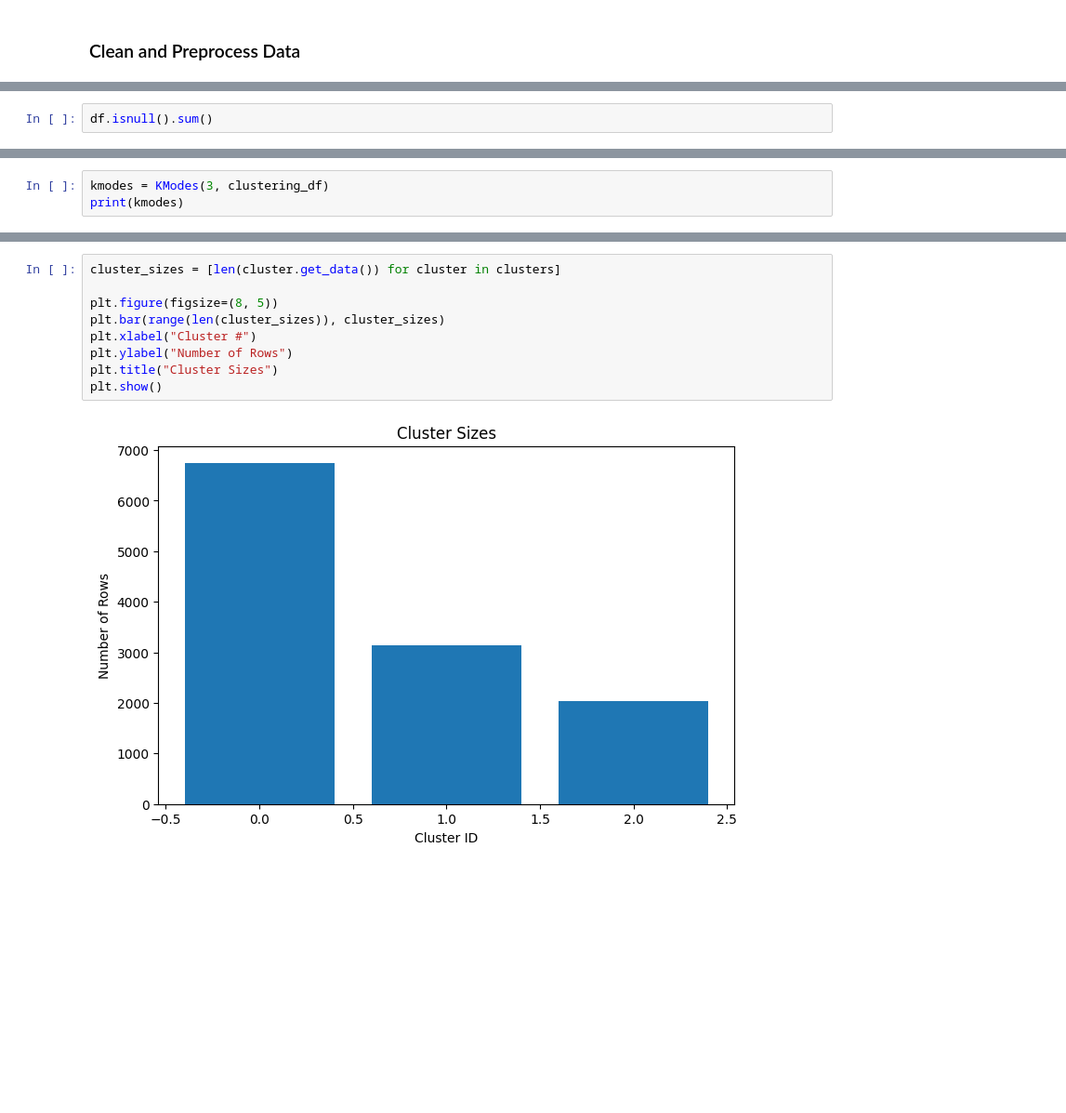
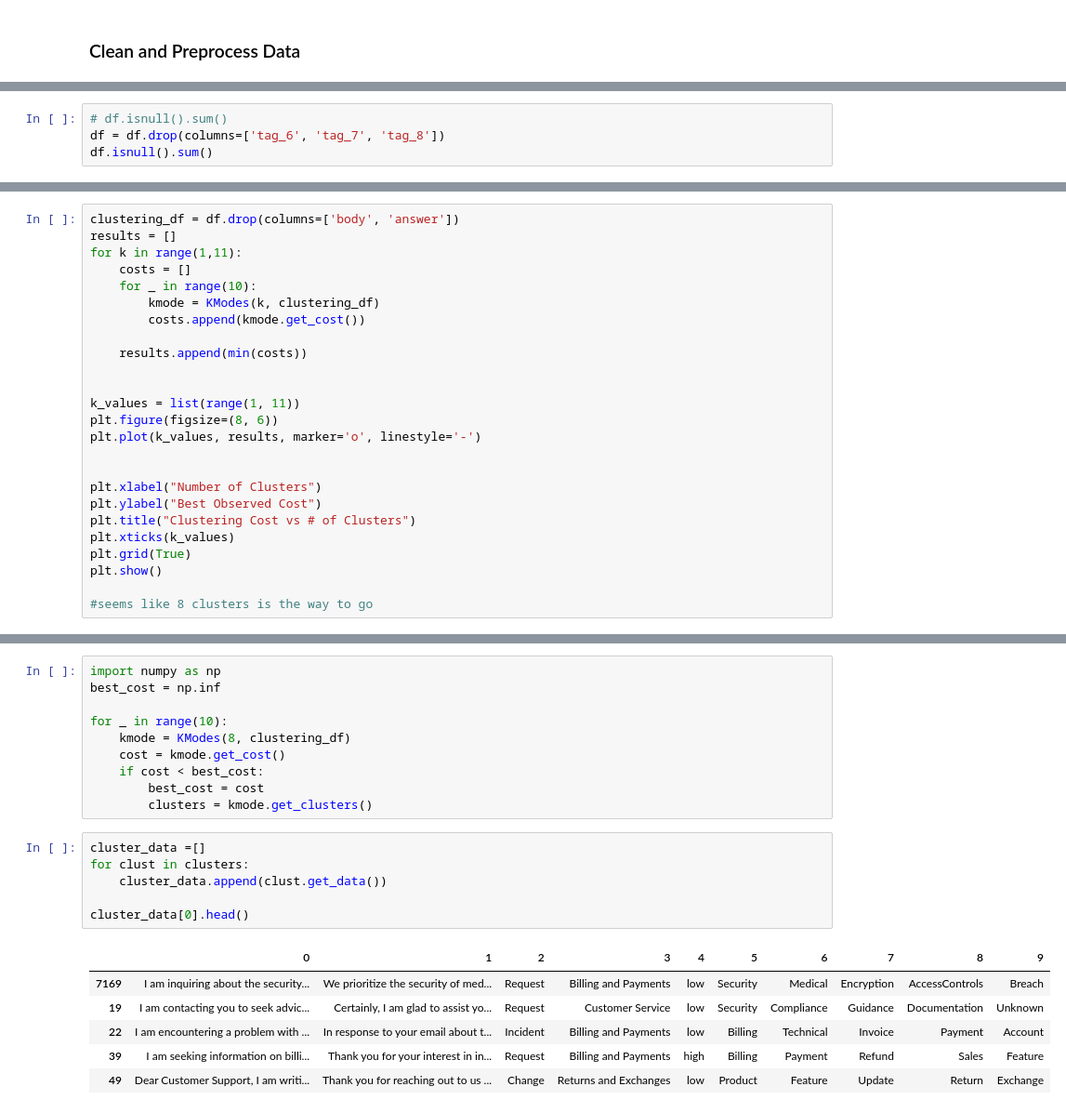
Before and after one commit to JRCockrum/csci4022-final-project, a Jupyter notebook: notebooks/kmodes_test.ipynb, the cells around one changed output, grey strips where cells are left out. Shown: that part at 93% size. Cells and saved outputs as stored; diff of their text form; blank space fills up the shorter version.

Commit message:
kmodes working

```diff
--- a/notebooks/kmodes_test.ipynb
+++ b/notebooks/kmodes_test.ipynb
@@ -69,5 +69,7 @@ memory usage: 1.4+ MB
 | 5 | Concerns About Securing Medical D... | Inquiring about best practices fo... | Thank you for your concern regard... | Request | Technical Support | medium | Security | Product | Feature | IT | Tech Support | ... |
 | 7 | Problem with Integration | The integration stopped working u... | I will look into the problem and ... | Problem | IT Support | high | Technical | Integration | Bug | Resolution | Outage | ... |
 # %%
+# df.isnull().sum()
+df = df.drop(columns=['tag_6', 'tag_7', 'tag_8'])
 df.isnull().sum()
 # %% [output]
@@ -122,4 +132,26 @@ clustering_df = df[tag_columns].fillna('Unknown')
 # %%
-kmodes = KModes(3, clustering_df)
-print(kmodes)
+clustering_df = df.drop(columns=['body', 'answer'])
+results = []
+for k in range(1,11):
+    costs = []
+    for _ in range(10):
+        kmode = KModes(k, clustering_df)
+        costs.append(kmode.get_cost())
+
+    results.append(min(costs))
+
+
+k_values = list(range(1, 11))
+plt.figure(figsize=(8, 6))
+plt.plot(k_values, results, marker='o', linestyle='-')
+
+
+plt.xlabel("Number of Clusters")
+plt.ylabel("Best Observed Cost")
+plt.title("Clustering Cost vs # of Clusters")
+plt.xticks(k_values)
+plt.grid(True)
+plt.show()
+
+#seems like 8 clusters is the way to go
 # %% [output]
@@ -128,11 +171,23 @@ TypeError: unsupported operand type(s) for +=: 'int' and 'NoneType'
-# %%
-cluster_sizes = [len(cluster.get_data()) for cluster in clusters]
-
-plt.figure(figsize=(8, 5))
-plt.bar(range(len(cluster_sizes)), cluster_sizes)
-plt.xlabel("Cluster #")
-plt.ylabel("Number of Rows")
-plt.title("Cluster Sizes")
-plt.show()
-# %% [output]
-[figure, removed]
+# %%
+import numpy as np
+best_cost = np.inf
+
+for _ in range(10):
+    kmode = KModes(8, clustering_df)
+    cost = kmode.get_cost()
+    if cost < best_cost:
+        best_cost = cost
+        clusters = kmode.get_clusters()
+# %%
+cluster_data =[]
+for clust in clusters:
+    cluster_data.append(clust.get_data())
+
+cluster_data[0].head()
+# %% [output]
+|  | 0 | 1 | 2 | 3 | 4 | 5 | 6 | 7 | 8 | 9 |
+| 7169 | I am inquiring about the security... | We prioritize the security of med... | Request | Billing and Payments | low | Security | Medical | Encryption | AccessControls | Breach |
+| 19 | I am contacting you to seek advic... | Certainly, I am glad to assist yo... | Request | Customer Service | low | Security | Compliance | Guidance | Documentation | Unknown |
+| 22 | I am encountering a problem with ... | In response to your email about t... | Incident | Billing and Payments | low | Billing | Technical | Invoice | Payment | Account |
+| 39 | I am seeking information on billi... | Thank you for your interest in in... | Request | Billing and Payments | high | Billing | Payment | Refund | Sales | Feature |
+| 49 | Dear Customer Support, I am writi... | Thank you for reaching out to us ... | Change | Returns and Exchanges | low | Product | Feature | Update | Return | Exchange |
```
Also changed, not shown: parts of 6 cells of this notebook, 2 other files.
